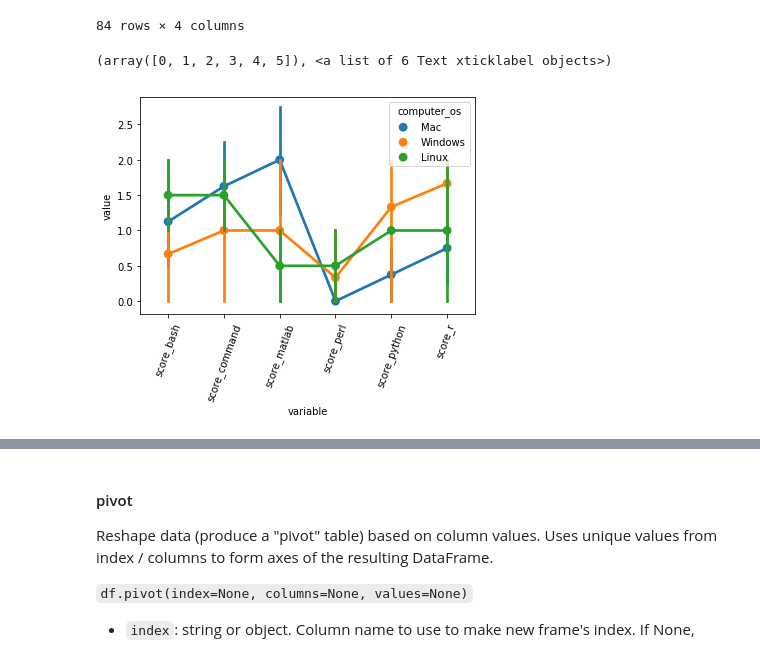
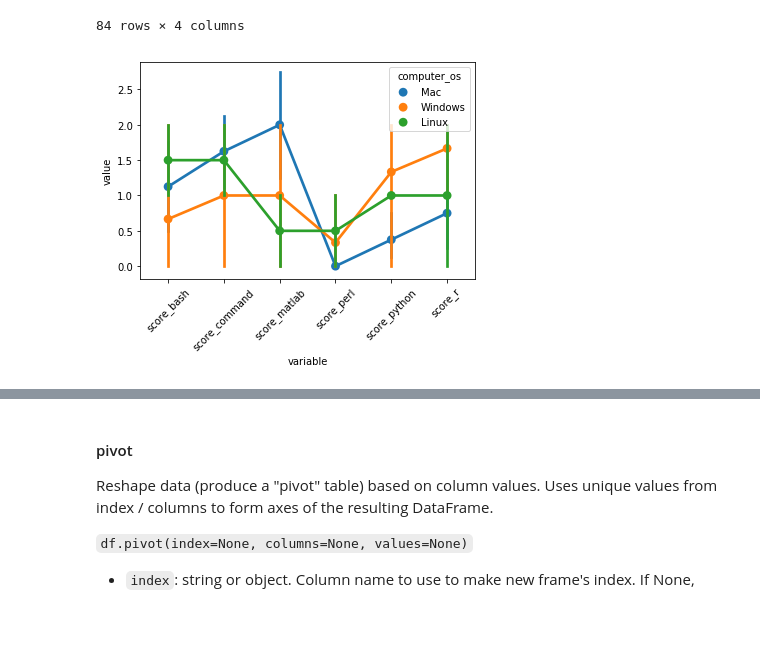
Before and after one commit to cuttlefishh/python-for-data-analysis, a Jupyter notebook: lessons/lesson16.ipynb, the cells around one changed output, grey strips where cells are left out. Drawn from its saved outputs; the diff is of its cells as text; code cells hidden in the pictures; blank space fills up the shorter version.

```diff
--- a/lessons/lesson16.ipynb
+++ b/lessons/lesson16.ipynb
@@ -45,6 +45,7 @@ df
 # %%
 # transpose
 df = df.transpose()
+df.index.name = 'student'
 df
 # %% [output]
 |  | computer_has | computer_os | score_bash | score_command | score_matlab | score_perl | score_python | score_r |
@@ -98,7 +100,8 @@ score_r          object
 dtype: object
 # %%
 # convert score columns to integers
-score_cols = ['score_bash', 'score_command', 'score_matlab', 'score_perl', 'score_python', 'score_r']
+score_cols = ['score_bash', 'score_command', 'score_matlab', 'score_perl',
+              'score_python', 'score_r']
 df[score_cols] = df[score_cols].astype(int)
 # %%
 # check datatypes again
@@ -219,7 +242,6 @@ df_melted
 84 rows × 4 columns
 # %%
 sns.pointplot(x='variable', y='value', hue='computer_os', data=df_melted)
-plt.xticks(rotation=70)
+plt.xticks(rotation=45);
 # %% [output]
-(array([0, 1, 2, 3, 4, 5]), <a list of 6 Text xticklabel objects>)
-[figure, old version]
+[figure, new version]
```
Also changed, not shown: parts of 25 cells of this notebook.
